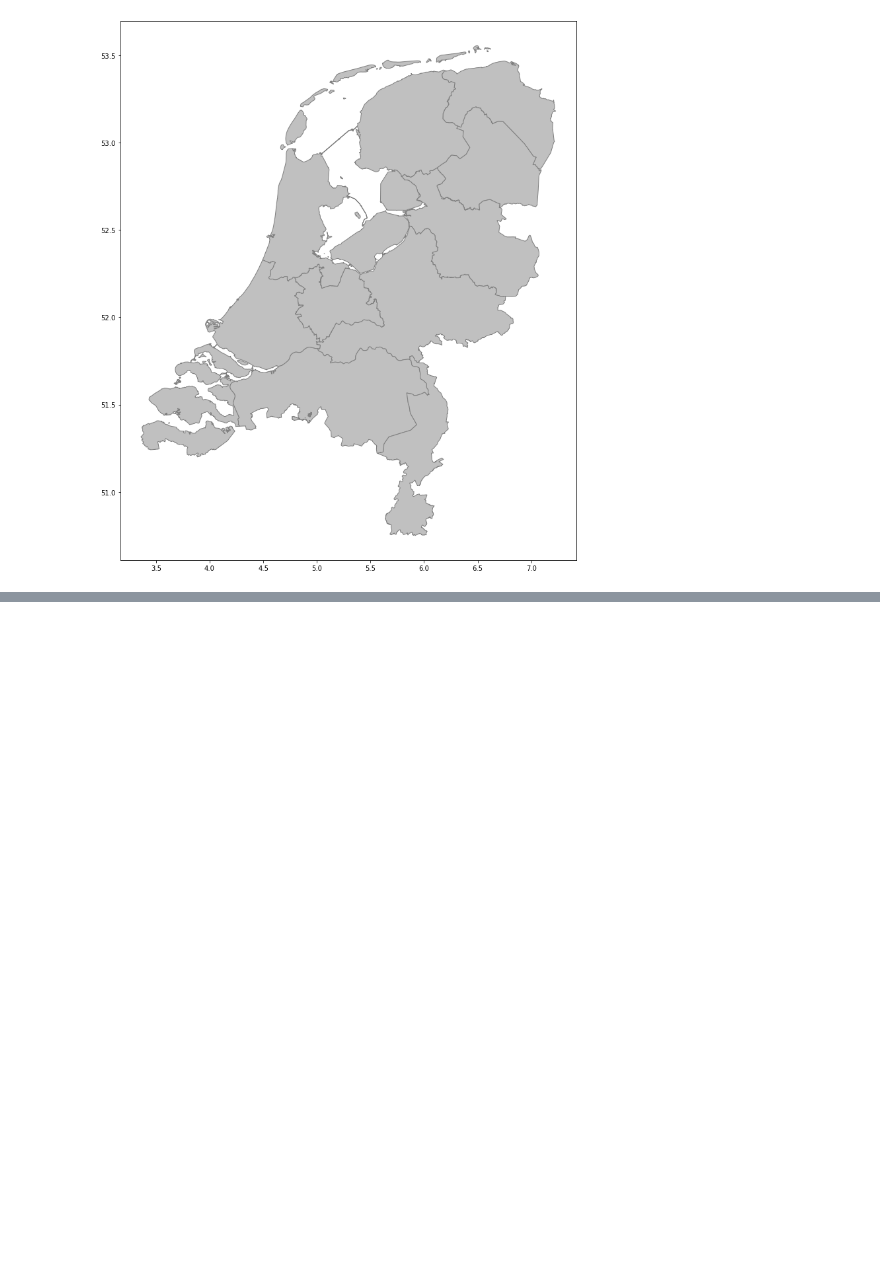
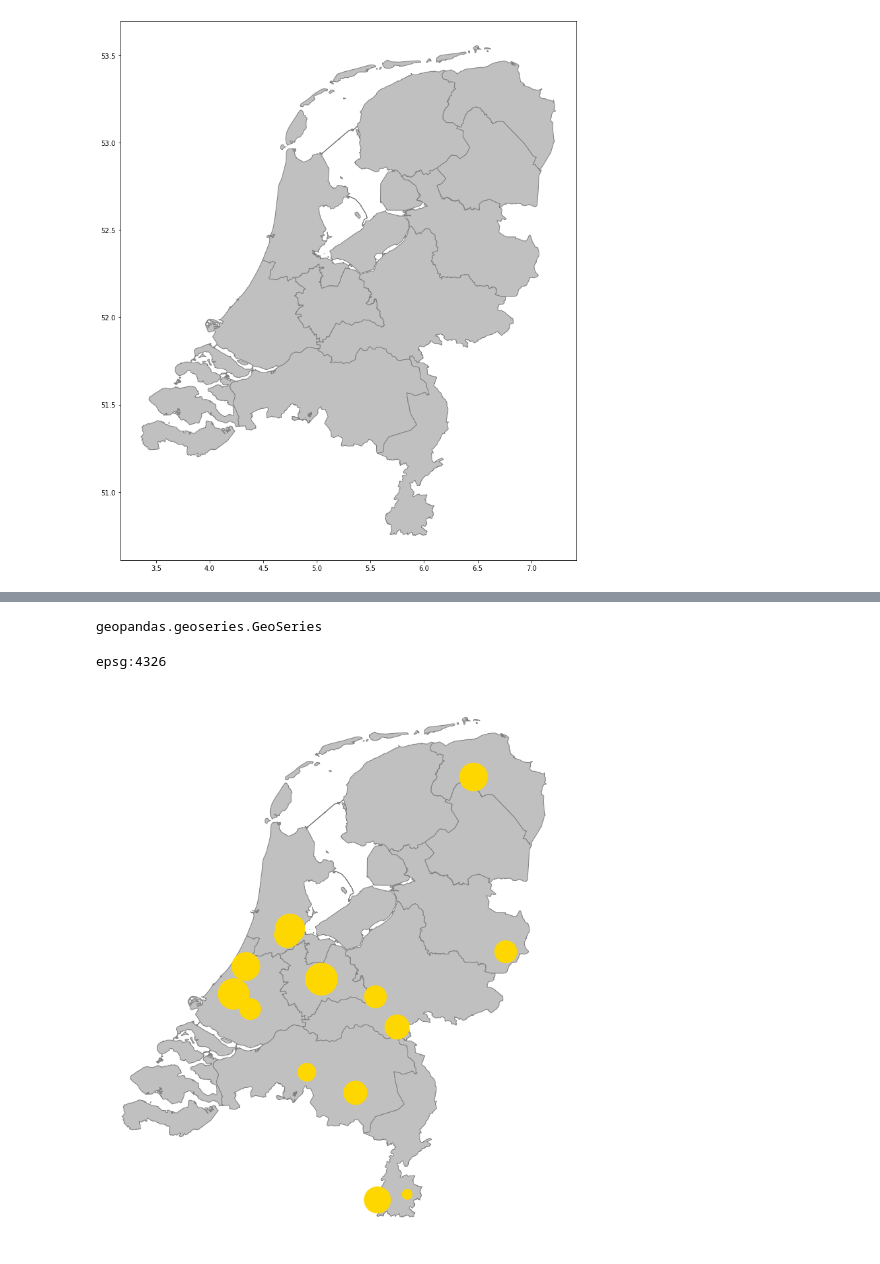
Before and after one commit to escience-academy/workshop_analysis, a Jupyter notebook: viz/Eventbrite_maps.ipynb, the cells around one changed output, grey strips where cells are left out. Drawn from its saved outputs; the diff is of its cells as text; code cells hidden in the pictures; blank space fills up the shorter version.

```diff
--- a/viz/Eventbrite_maps.ipynb
+++ b/viz/Eventbrite_maps.ipynb
@@ -44,4 +44,6 @@ universities.head()
 # %%
 # import universities data as geodataframe
 
-gdf = gpd.GeoDataFrame(universities)
+gdf = gpd.GeoDataFrame(universities, geometry = gpd.points_from_xy(universities['longitude'], universities['latitude']))
+
+gdf.head()
@@ -47,0 +57,24 @@ gdf = gpd.GeoDataFrame(universities)
+# %%
+# check datatype
+
+type(gdf.geometry)
+# %% [output]
+geopandas.geoseries.GeoSeries
+# %%
+# check CRS of nederland geo df
+
+print(nederland.crs)
+# %% [output]
+epsg:4326
+# %%
+# assign CRS to gdf
+
+gdf.crs = "EPSG:4326"
+# %%
+# plot university by size on Netherlands map
+
+base = nederland.plot(color='silver', edgecolor='gray')
+ax = gdf.plot(ax=base, marker='o', color='gold', markersize=gdf['Staff_number']/3)
+ax.set_axis_off()
+# %% [output]
+[figure, added]
```
Also changed, not shown: parts of 13 cells of this notebook, 1 other file.
